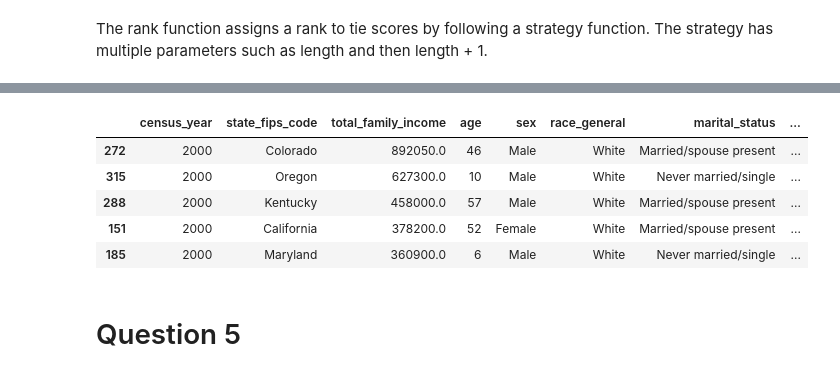
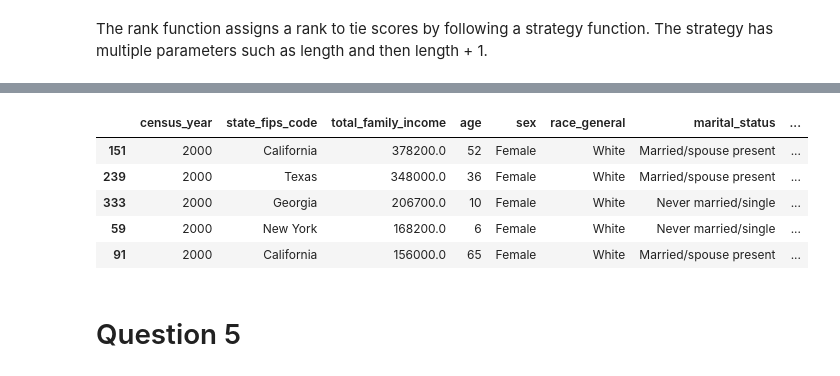
Before and after one commit to adowg1/Math2212_Dowgiallo, a Jupyter notebook: Homework/HW_M1T4_Dowgiallo.ipynb, the cells around one changed output, grey strips where cells are left out. Saved outputs shown, nothing was run; the diff lists cells and outputs as text; code cells hidden in the pictures.

```diff
--- a/Homework/HW_M1T4_Dowgiallo.ipynb
+++ b/Homework/HW_M1T4_Dowgiallo.ipynb
@@ -53,15 +107,13 @@ census_males.head()
 # %%
-# Only females with the "total family income" in increasing order
 census_females = census.sort_values(by = 'total_family_income', ascending = False, inplace = False)
-
-census_females.head()
+census_females[(census_females['sex'] == 'Female')].head()
 # %% [output]
 |  | census_year | state_fips_code | total_family_income | age | sex | race_general | marital_status | ... |
-| 272 | 2000 | Colorado | 892050.0 | 46 | Male | White | Married/spouse present | ... |
-| 315 | 2000 | Oregon | 627300.0 | 10 | Male | White | Never married/single | ... |
-| 288 | 2000 | Kentucky | 458000.0 | 57 | Male | White | Married/spouse present | ... |
 | 151 | 2000 | California | 378200.0 | 52 | Female | White | Married/spouse present | ... |
-| 185 | 2000 | Maryland | 360900.0 | 6 | Male | White | Never married/single | ... |
+| 239 | 2000 | Texas | 348000.0 | 36 | Female | White | Married/spouse present | ... |
+| 333 | 2000 | Georgia | 206700.0 | 10 | Female | White | Never married/single | ... |
+| 59 | 2000 | New York | 168200.0 | 6 | Female | White | Never married/single | ... |
+| 91 | 2000 | California | 156000.0 | 65 | Female | White | Married/spouse present | ... |
 # %% [markdown]
 # Question 5
 # %%
```
Also changed, not shown: parts of 11 cells of this notebook.
